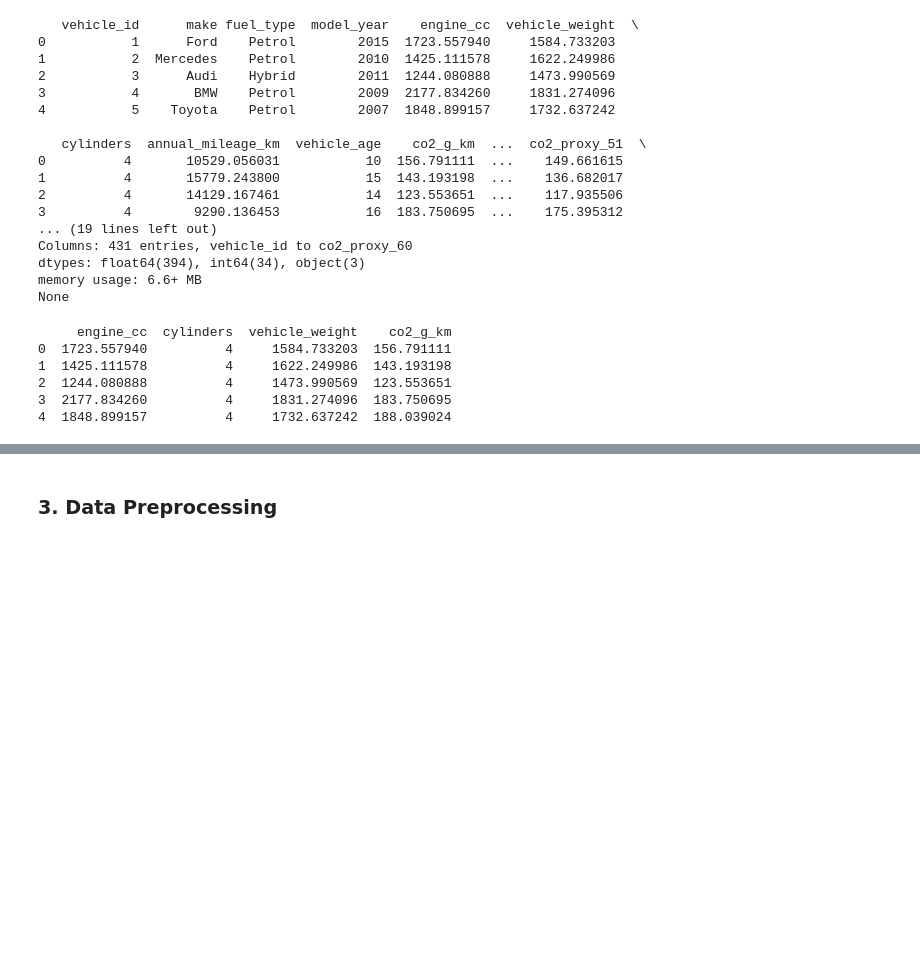
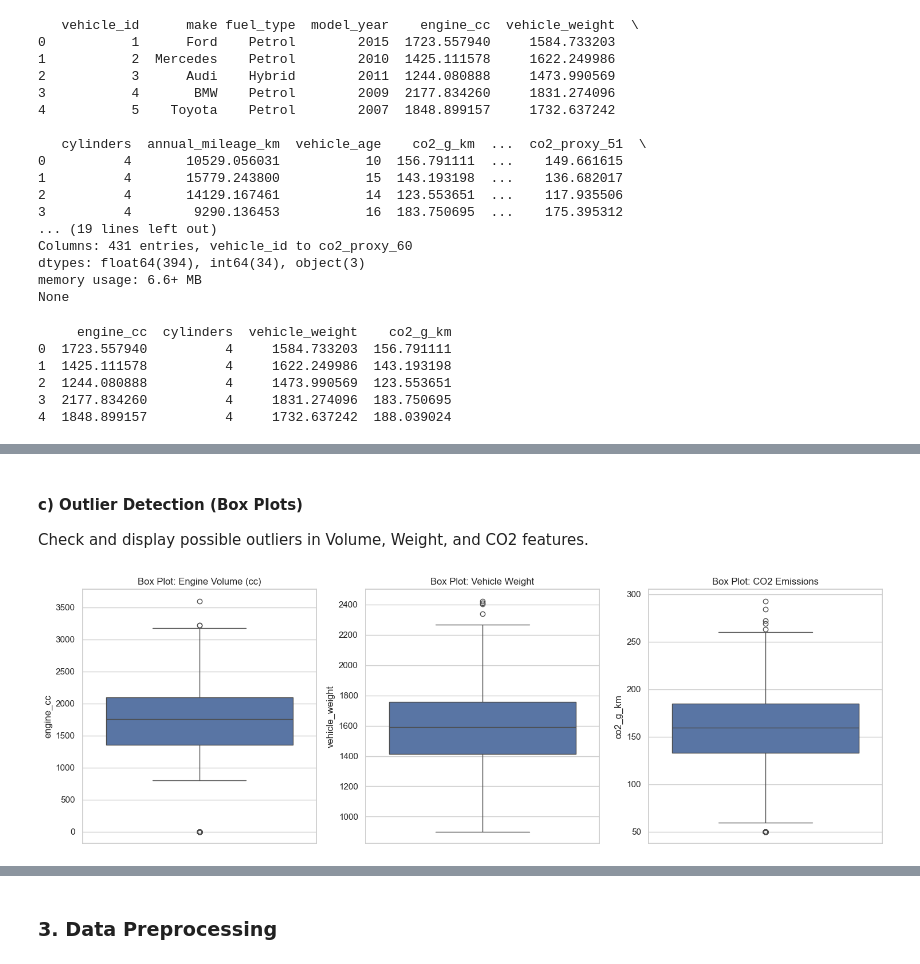
Before and after one commit to mahirdesai2004/machine-learning-lab, a Jupyter notebook: Lab-04/Experiment-2-Multiple-Regression/notebook.ipynb, the cells around one changed output, grey strips where cells are left out. Drawn from its saved outputs; the diff is of its cells as text; code cells hidden in the pictures; blank space fills up the shorter version.

```diff
--- a/Lab-04/Experiment-2-Multiple-Regression/notebook.ipynb
+++ b/Lab-04/Experiment-2-Multiple-Regression/notebook.ipynb
@@ -83,0 +92,22 @@ plt.show()
+# %% [markdown]
+#### c) Outlier Detection (Box Plots)
+Check and display possible outliers in Volume, Weight, and CO2 features.
+# %%
+plt.figure(figsize=(15, 5))
+
+plt.subplot(1, 3, 1)
+sns.boxplot(y=df['engine_cc'])
+plt.title('Box Plot: Engine Volume (cc)')
+
+plt.subplot(1, 3, 2)
+sns.boxplot(y=df['vehicle_weight'])
+plt.title('Box Plot: Vehicle Weight')
+
+plt.subplot(1, 3, 3)
+sns.boxplot(y=df['co2_g_km'])
+plt.title('Box Plot: CO2 Emissions')
+
+plt.tight_layout()
+plt.show()
+# %% [output]
+[figure, added]
```
Also changed, not shown: parts of 8 cells of this notebook, 5 other files.
